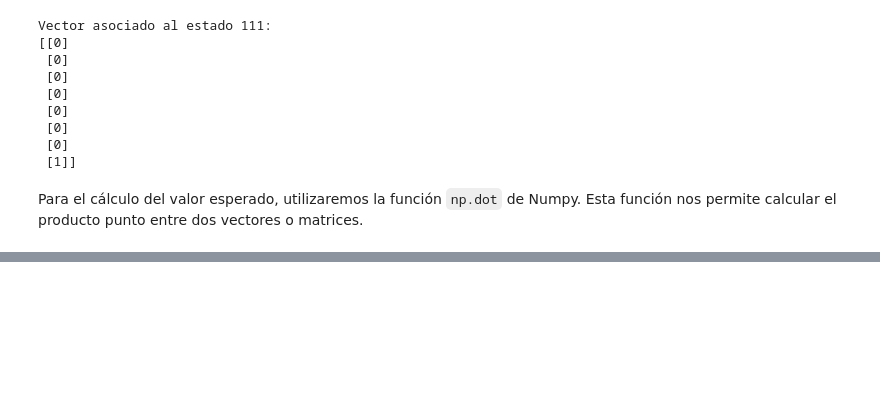
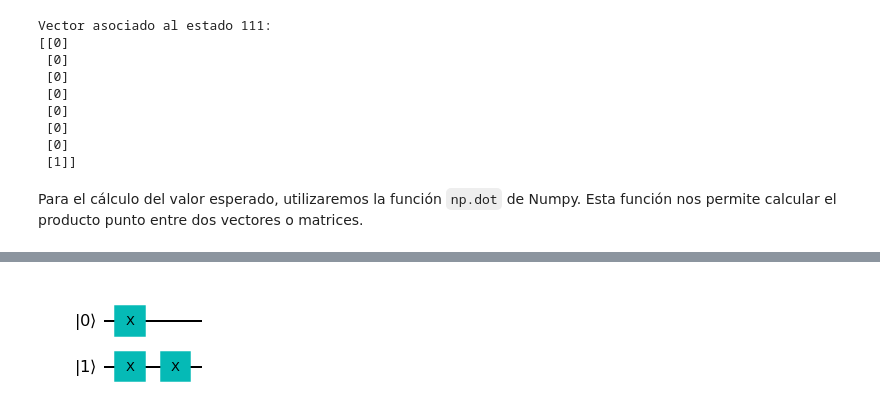
Before and after one commit to drjpeibol/QC-MsC, a Jupyter notebook: Linear-Algebra/Lab-2/lab_2.ipynb, the cells around one changed output, grey strips where cells are left out. Saved outputs shown, nothing was run; the diff lists cells and outputs as text; code cells hidden in the pictures; blank space fills up the shorter version.

```diff
--- a/Linear-Algebra/Lab-2/lab_2.ipynb
+++ b/Linear-Algebra/Lab-2/lab_2.ipynb
@@ -229,0 +338,15 @@ Valor esperado:
+# %%
+# Aplicamos la puerta X a los estados 0 y 1
+qc = qk.QuantumCircuit(q0, q1)
+
+# Aplicamos la puerta X al estado 0
+qc.x(0)
+
+# Aplicamos la puerta X al estado 1
+qc.x(1)
+qc.x(1)
+
+# Representamos los distintos circuitos cuánticos
+qc.draw(output='mpl')
+# %% [output]
+[figure, added]
```
Also changed, not shown: parts of 18 cells of this notebook.
